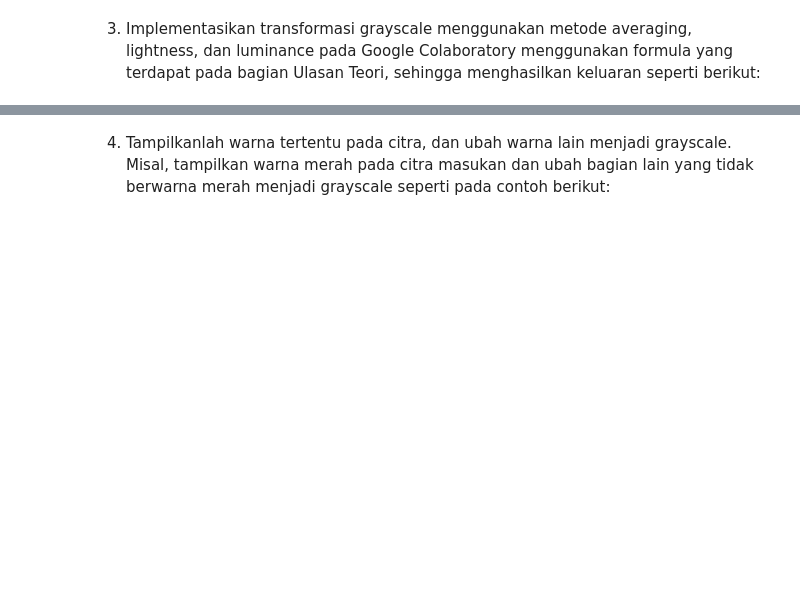
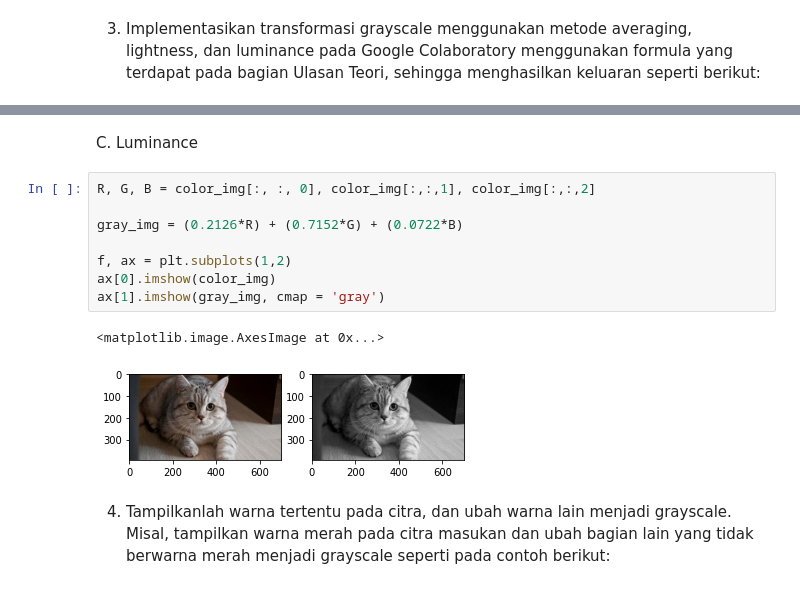
Before and after one commit to mukhammadarifin/PCVK_Genap_2021, a Jupyter notebook: Minggu_3.ipynb, the cells around one changed output, grey strips where cells are left out. Saved outputs shown, nothing was run; the diff lists cells and outputs as text; blank space fills up the shorter version.

```diff
--- a/Minggu_3.ipynb
+++ b/Minggu_3.ipynb
@@ -138,3 +167,16 @@ bagian Ulasan Teori, sehingga menghasilkan keluaran seperti berikut:
+# %% [markdown]
+C. Luminance
+# %%
+R, G, B = color_img[:, :, 0], color_img[:,:,1], color_img[:,:,2]
+
+gray_img = (0.2126*R) + (0.7152*G) + (0.0722*B)
+
+f, ax = plt.subplots(1,2)
+ax[0].imshow(color_img)
+ax[1].imshow(gray_img, cmap = 'gray')
+# %% [output]
+<matplotlib.image.AxesImage at 0x...>
+[figure, added]
 # %% [markdown]
 4. Tampilkanlah warna tertentu pada citra, dan ubah warna lain menjadi grayscale. Misal,
 tampilkan warna merah pada citra masukan dan ubah bagian lain yang tidak berwarna
```
Also changed, not shown: parts of 5 cells of this notebook.
